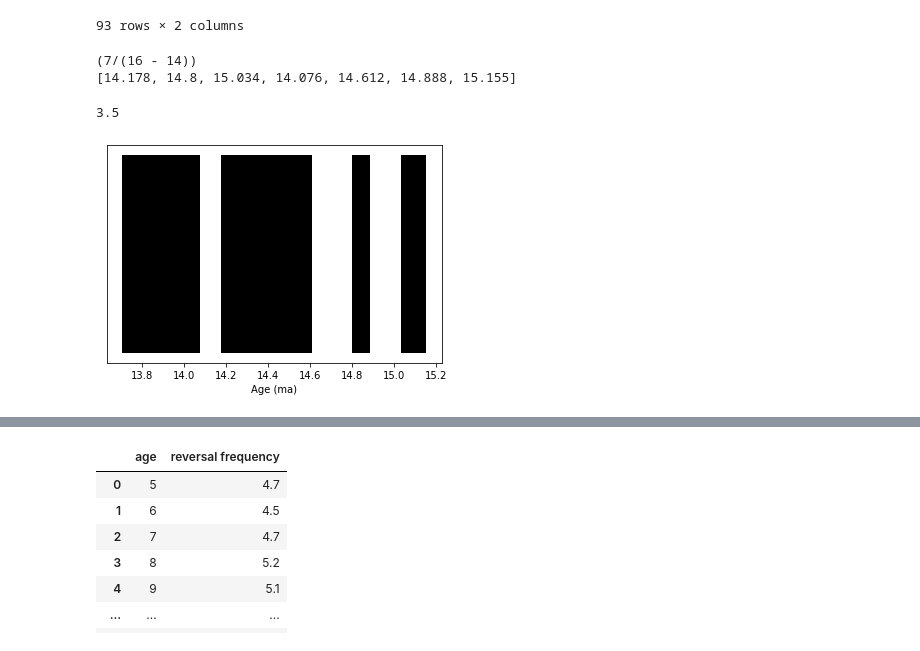
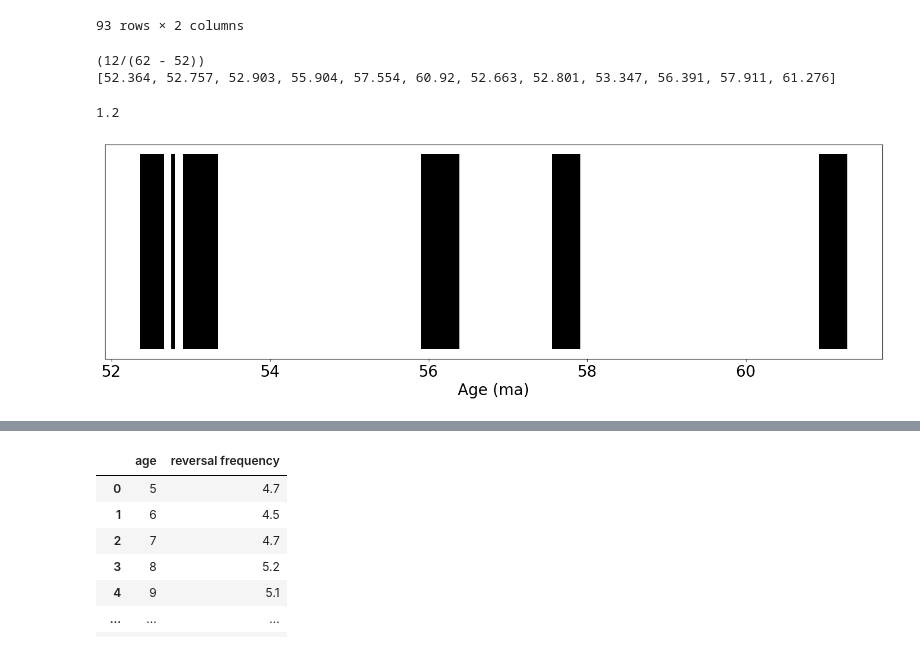
Before and after one commit to MurrayJaneMary/Stochastic, a Jupyter notebook: Analyse PINT and GPTS data.ipynb, the cells around one changed output, grey strips where cells are left out. Cells and saved outputs as stored; diff of their text form; code cells hidden in the pictures.

```diff
--- a/Analyse PINT and GPTS data.ipynb
+++ b/Analyse PINT and GPTS data.ipynb
@@ -76,12 +74,16 @@ def calc_rev_freq(lowerAgeLimit, upperAgeLimit, plot=True):
     print(reversalList)
     return reversalFreq
 # %%
-calc_rev_freq(14,16)
+font = {'family' : 'DejaVu Sans',
+        'weight' : 'normal',
+        'size'   : 20}
+plt.rc('font', **font)
+calc_rev_freq(52,62)
 # %% [output]
-(7/(16 - 14))
-[14.178, 14.8, 15.034, 14.076, 14.612, 14.888, 15.155]
+(12/(62 - 52))
+[52.364, 52.757, 52.903, 55.904, 57.554, 60.92, 52.663, 52.801, 53.347, 56.391, 57.911, 61.276]
-3.5
+1.2
-[figure, old version]
+[figure, new version]
 # %%
 PINT
 # %% [output]
```
Also changed, not shown: parts of 21 cells of this notebook, 7 other files.
